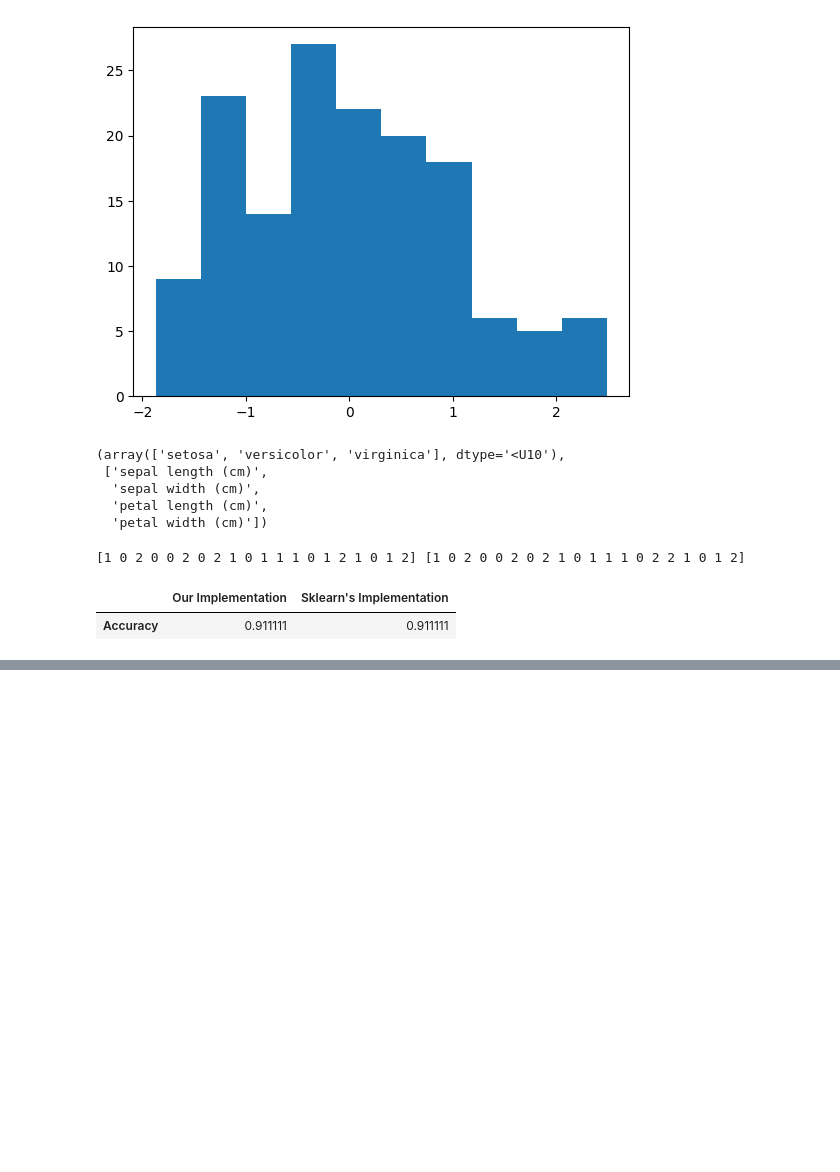
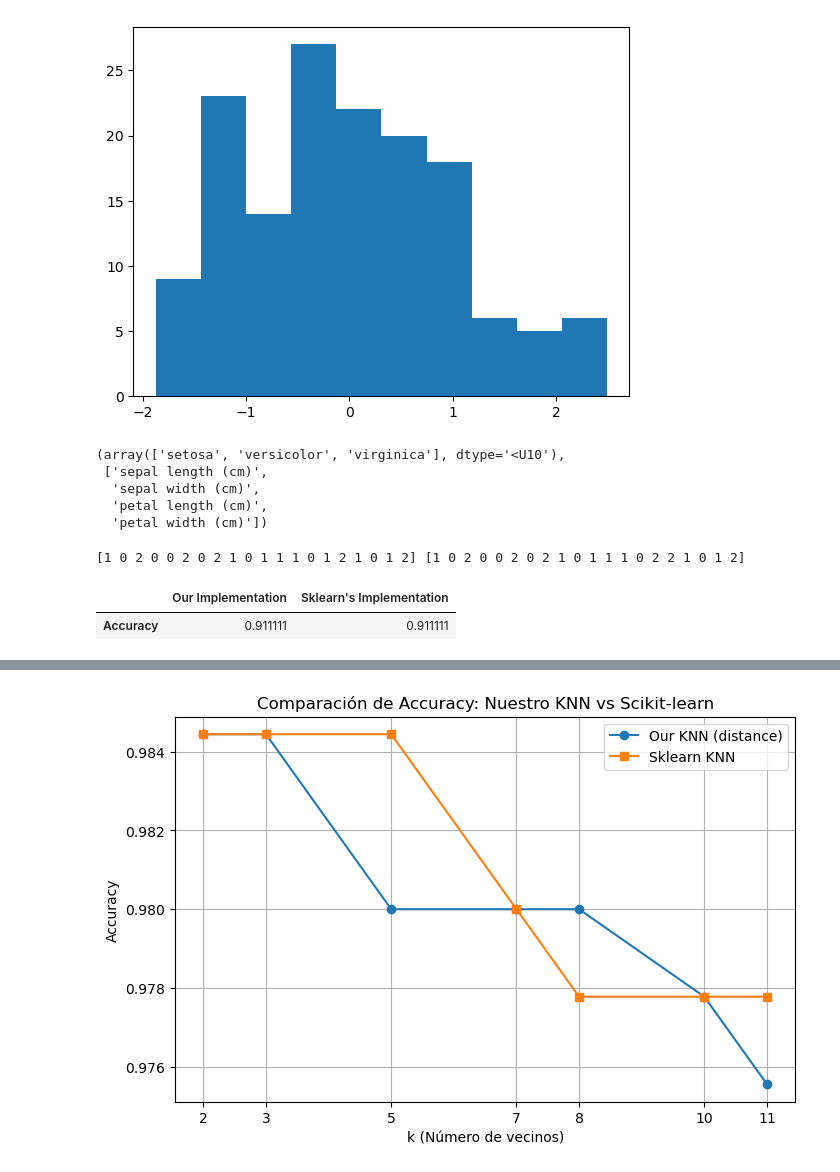
Before and after one commit to rafael95/Tarea-K-Nearest-Neighbors-KNN, a Jupyter notebook: knn.ipynb, the cells around one changed output, grey strips where cells are left out. Drawn from its saved outputs; the diff is of its cells as text; code cells hidden in the pictures; blank space fills up the shorter version.

```diff
--- a/knn.ipynb
+++ b/knn.ipynb
@@ -313,0 +369,4 @@ k=11 | Our accuracy: 0.9333 | Sklearn accuracy: 0.9333 | Our time: 0.0439s | Skl
+# %%
+k_values = [2,3,5,7,8,10,11]
+results_our_classifier = []
+results_sklearn = []
@@ -313,0 +400,14 @@ k=11 | Our accuracy: 0.9333 | Sklearn accuracy: 0.9333 | Our time: 0.0439s | Skl
+# %%
+# Llama al clasificador de sklearn con las diferentes K solicitadas
+for k in k_values:
+    sklearn_knn = KNeighborsClassifier(n_neighbors=k).fit(X_train, y_train)
+    acc = sklearn_knn.score(X_test, y_test)
+
+    results_sklearn.append({
+        'k': k,
+        'Sklearn': acc
+    })
+
+print("\n=== Resultados scikit-learn KNN ===")
+for r in results_sklearn:
+    print(f"k={r['k']}: Accuracy={r['Sklearn']:.4f}")
@@ -313,0 +425,13 @@ k=11 | Our accuracy: 0.9333 | Sklearn accuracy: 0.9333 | Our time: 0.0439s | Skl
+# %%
+
+#Se procesan los resultados guardados de los algoritmos anteriores para crear la tabla comparativa
+results_our_classifier = [d['Distance'] for d in results_our_classifier]
+results_sklearn_clean = [d['Sklearn'] for d in results_sklearn]
+
+df_comparison = pd.DataFrame({
+    'k': k_values,
+    'Our KNN (distance)': results_our_classifier,
+    'Sklearn KNN': results_sklearn_clean
+})
+
+print(df_comparison)
@@ -313,0 +447,15 @@ k=11 | Our accuracy: 0.9333 | Sklearn accuracy: 0.9333 | Our time: 0.0439s | Skl
+# %%
+#Se crea un grafico comparativo con los resultados anteriores
+
+plt.figure(figsize=(8,5))
+plt.plot(k_values, results_our_classifier, marker='o', label='Our KNN (distance)')
+plt.plot(k_values, results_sklearn_clean, marker='s', label='Sklearn KNN')
+plt.title('Comparación de Accuracy: Nuestro KNN vs Scikit-learn')
+plt.xlabel('k (Número de vecinos)')
+plt.ylabel('Accuracy')
+plt.xticks(k_values)
+plt.grid(True)
+plt.legend()
+plt.show()
+# %% [output]
+[figure, added]
```
Also changed, not shown: parts of 20 cells of this notebook.
